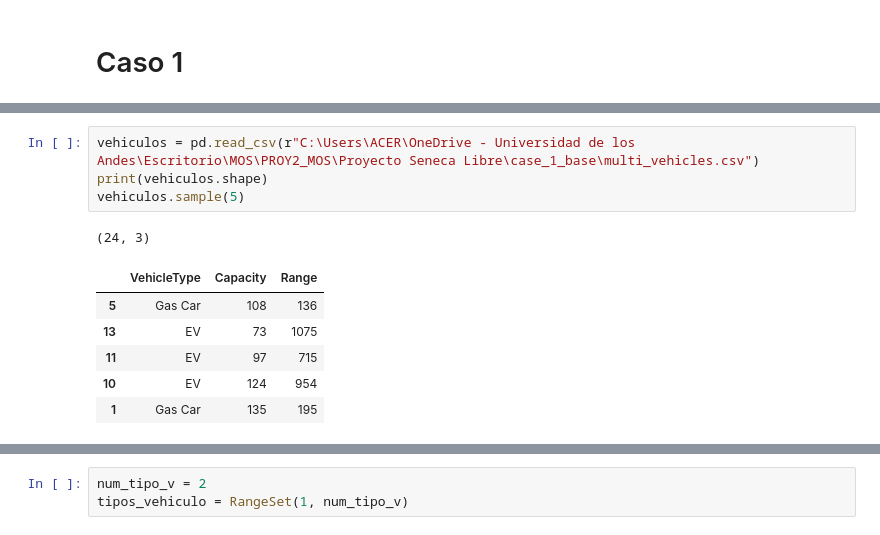
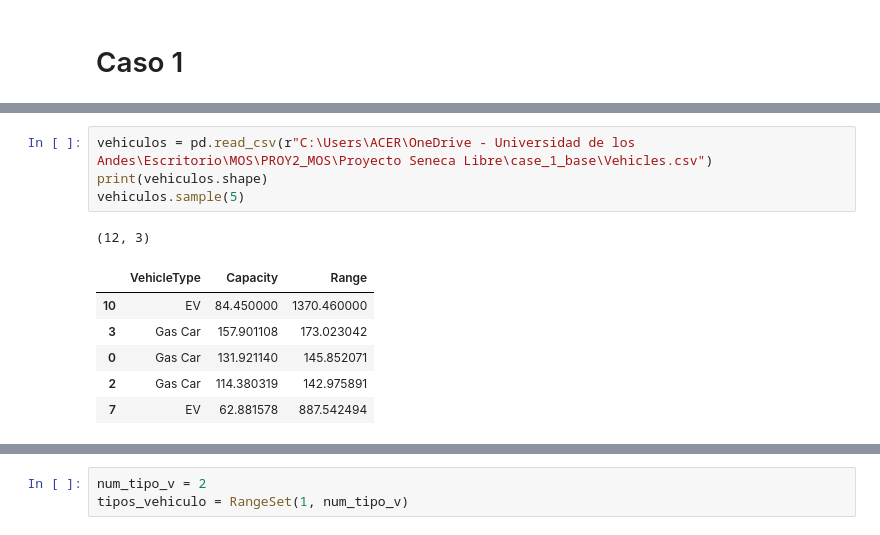
Before and after one commit to Pipeperez1305/PROY2_MOS, a Jupyter notebook: Proyecto Seneca Libre/MOS-Proyecto2.ipynb, the cells around one changed output, grey strips where cells are left out. Cells and saved outputs as stored; diff of their text form.

```diff
--- a/Proyecto Seneca Libre/MOS-Proyecto2.ipynb
+++ b/Proyecto Seneca Libre/MOS-Proyecto2.ipynb
@@ -93,15 +64,15 @@ ubicaciones_data.sample(15)
 # %%
-vehiculos = pd.read_csv(r"C:\Users\ACER\OneDrive - Universidad de los Andes\Escritorio\MOS\PROY2_MOS\Proyecto Seneca Libre\case_1_base\multi_vehicles.csv")
+vehiculos = pd.read_csv(r"C:\Users\ACER\OneDrive - Universidad de los Andes\Escritorio\MOS\PROY2_MOS\Proyecto Seneca Libre\case_1_base\Vehicles.csv")
 print(vehiculos.shape)
 vehiculos.sample(5)
 # %% [output]
-(24, 3)
+(12, 3)
 |  | VehicleType | Capacity | Range |
-| 5 | Gas Car | 108 | 136 |
-| 13 | EV | 73 | 1075 |
-| 11 | EV | 97 | 715 |
-| 10 | EV | 124 | 954 |
-| 1 | Gas Car | 135 | 195 |
+| 10 | EV | 84.450000 | 1370.460000 |
+| 3 | Gas Car | 157.901108 | 173.023042 |
+| 0 | Gas Car | 131.921140 | 145.852071 |
+| 2 | Gas Car | 114.380319 | 142.975891 |
+| 7 | EV | 62.881578 | 887.542494 |
 # %%
 vehiculos_data= pd.read_csv(r"C:\Users\ACER\OneDrive - Universidad de los Andes\Escritorio\MOS\PROY2_MOS\Proyecto Seneca Libre\vehicles_data.csv")
 print(vehiculos_data.shape)
```
Also changed, not shown: parts of 26 cells of this notebook, 1 other file.
